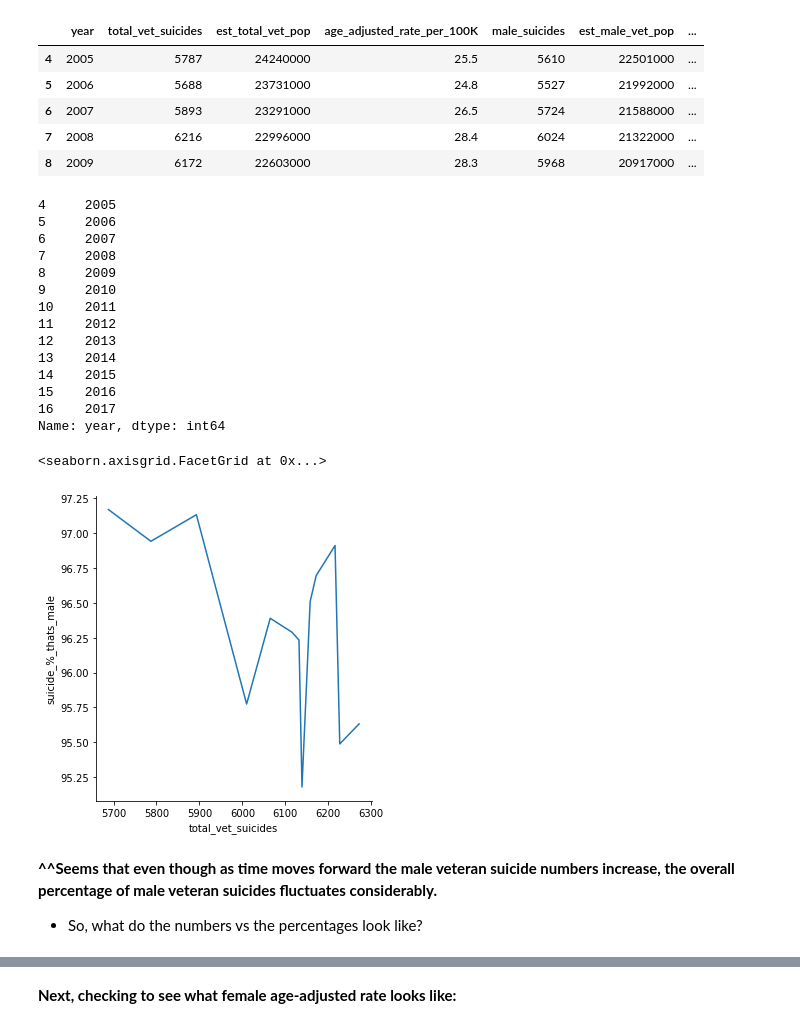
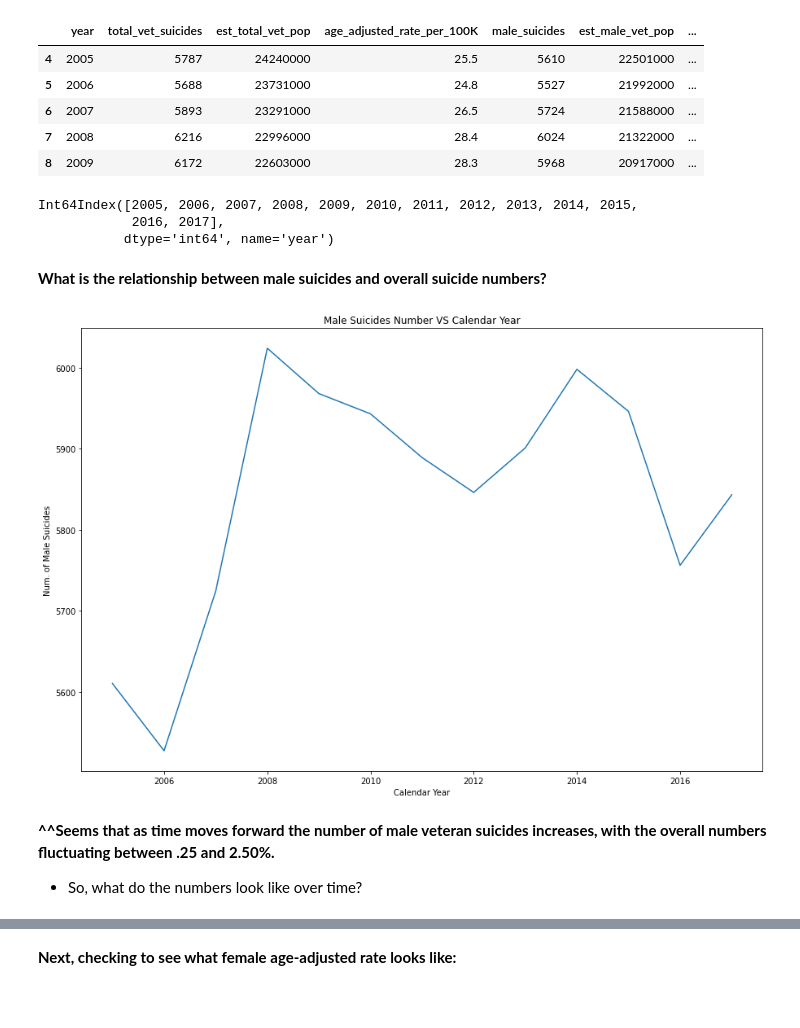
Before and after one commit to nickjoseph210/Soldier_Suicide_Prevention, a Jupyter notebook: prevention_preprocess_and_explore.ipynb, the cells around one changed output, grey strips where cells are left out. Drawn from its saved outputs; the diff is of its cells as text; code cells hidden in the pictures; blank space fills up the shorter version.

Commit message:
Added some visualizations

```diff
--- a/prevention_preprocess_and_explore.ipynb
+++ b/prevention_preprocess_and_explore.ipynb
@@ -238,34 +125,26 @@ age_adjusted_df.head()
 | 6 | 2007 | 5893 | 23291000 | 26.5 | 5724 | 21588000 | ... |
 | 7 | 2008 | 6216 | 22996000 | 28.4 | 6024 | 21322000 | ... |
 | 8 | 2009 | 6172 | 22603000 | 28.3 | 5968 | 20917000 | ... |
-# %%
-year = age_adjusted_df.year
-print(year)
-# %% [output]
-4     2005
-5     2006
-6     2007
-7     2008
-8     2009
-9     2010
-10    2011
-11    2012
-12    2013
-13    2014
-14    2015
-15    2016
-16    2017
-Name: year, dtype: int64
 # %%
 age_adjusted_df = age_adjusted_df.set_index("year")
-# %%
-pct = sns.relplot(x="total_vet_suicides", y="suicide_%_thats_male", kind="line", data=age_adjusted_df);
-
-pct
-# %% [output]
-<seaborn.axisgrid.FacetGrid at 0x...>
-[figure, removed]
+# %%
+age_adjusted_df.index
+# %% [output]
+Int64Index([2005, 2006, 2007, 2008, 2009, 2010, 2011, 2012, 2013, 2014, 2015,
+            2016, 2017],
+           dtype='int64', name='year')
+# %% [markdown]
+**What is the relationship between male suicides and overall suicide numbers?**
+# %%
+plt.figure(figsize=(15,10))
+ax = sns.lineplot(x=age_adjusted_df.index, y= "male_suicides", data=age_adjusted_df)
+plt.title("Male Suicides Number VS Calendar Year")
+ax.set_xlabel("Calendar Year")
+ax.set_ylabel("Num. of Male Suicides")
+plt.show()
+# %% [output]
+[figure, added]
 # %% [markdown]
-**^^Seems that even though as time moves forward the male veteran suicide numbers increase, the overall percentage of male veteran suicides fluctuates considerably.**
+**^^Seems that as time moves forward the number of male veteran suicides increases, with the overall numbers fluctuating between .25 and 2.50%.**
 
-- So, what do the numbers vs the percentages look like?
+- So, what do the numbers look like over time?
```
Also changed, not shown: parts of 7 cells of this notebook.
